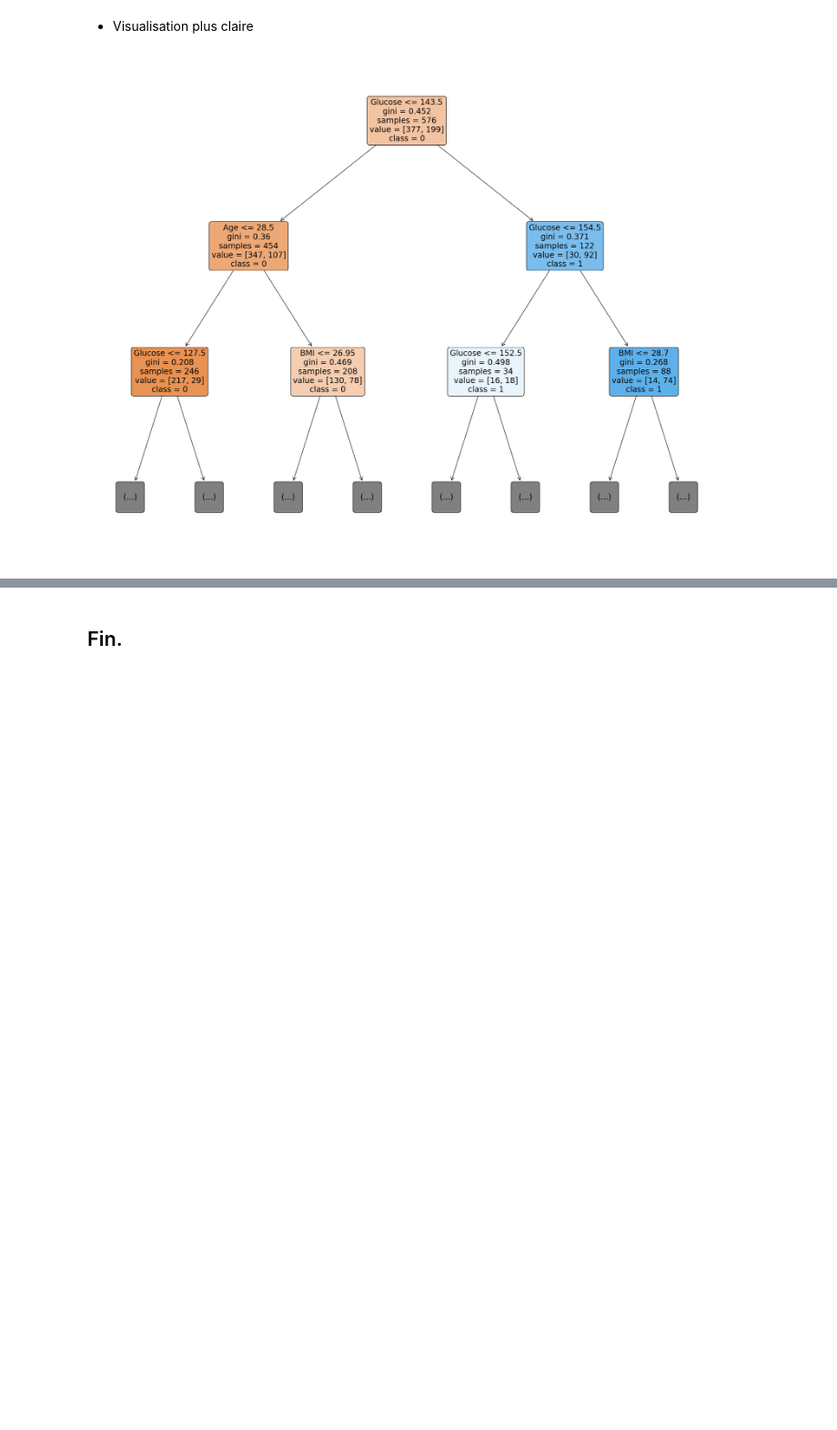
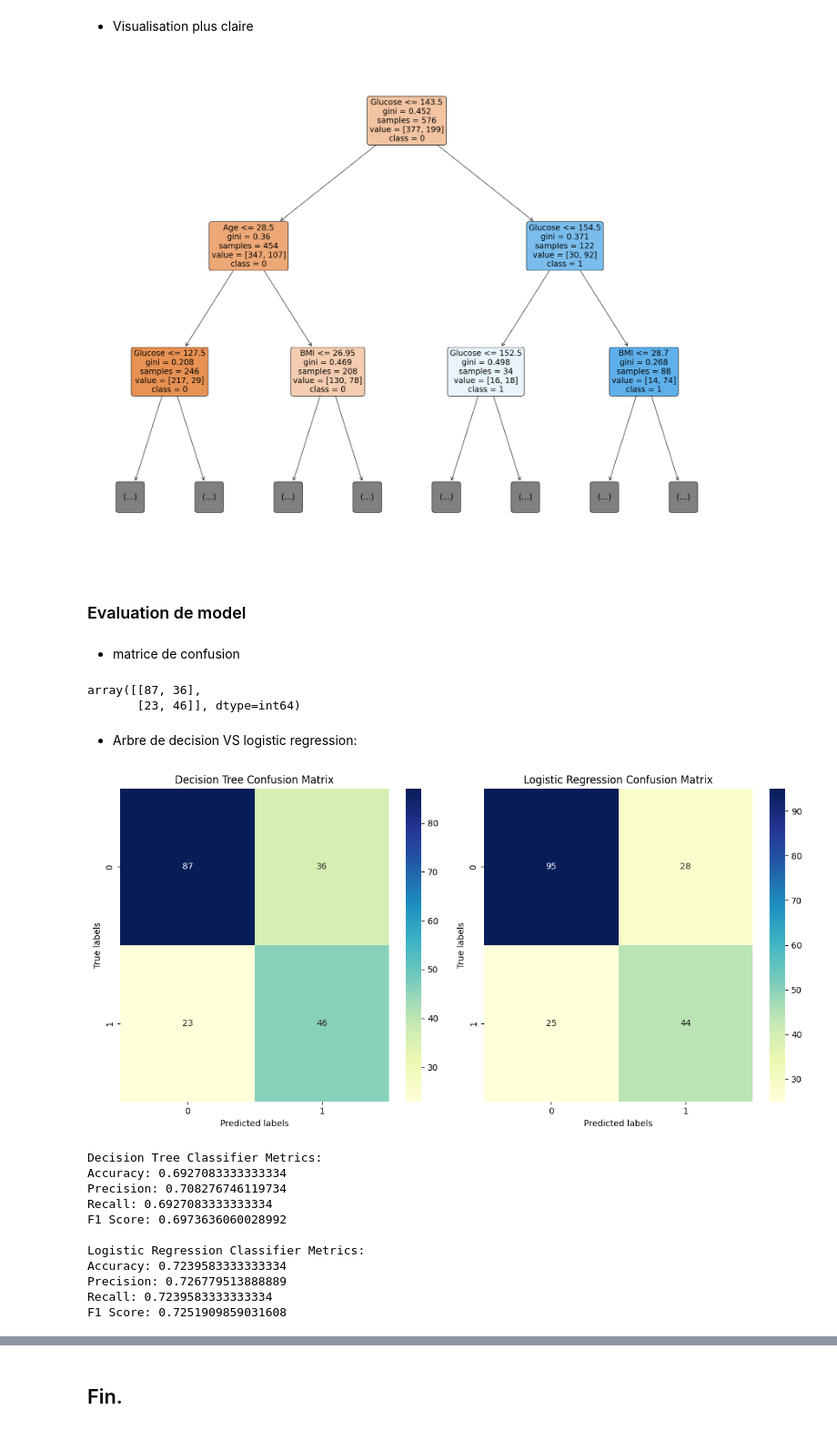
Before and after one commit to akramelbasri/MASTER_TPS_DATA_MINING, a Jupyter notebook: TP_Decision_Tree.ipynb, the cells around one changed output, grey strips where cells are left out. Shown: that part at 91% size. Drawn from its saved outputs; the diff is of its cells as text; code cells hidden in the pictures; blank space fills up the shorter version.

Commit message:
Add files via upload
Algorithme Arbre de décision

```diff
--- a/TP_Decision_Tree.ipynb
+++ b/TP_Decision_Tree.ipynb
@@ -89,3 +90,80 @@ plot_tree(classifier, filled=True, feature_names=X.columns, class_names=["0", "1
 plt.show()
 # %% [output]
 [figure]
+# %% [markdown]
+### Evaluation de model
+# %% [markdown]
+- matrice de confusion
+# %%
+from sklearn.metrics import accuracy_score, confusion_matrix, precision_score, recall_score, f1_score
+y_pred = classifier.predict(X_test)
+conf_matrix = confusion_matrix(y_test, y_pred)
+conf_matrix
+# %% [output]
+array([[87, 36],
+       [23, 46]], dtype=int64)
+# %% [markdown]
+- Arbre de decision VS logistic regression:
+# %%
+from sklearn.linear_model import LogisticRegression
+
+# Decision Tree Classifier evaluation
+accuracy_dt = accuracy_score(y_test, y_pred)
+precision_dt = precision_score(y_test, y_pred, average='weighted')
+recall_dt = recall_score(y_test, y_pred, average='weighted')
+f1_dt = f1_score(y_test, y_pred, average='weighted')
+
+# Logistic Regression Classifier evaluation
+# model:
+logreg = LogisticRegression(max_iter=1000)
+logreg.fit(X_train, y_train)
+# metrics:
+y_pred_logreg = logreg.predict(X_test)
+accuracy_lr = accuracy_score(y_test, y_pred_logreg)
+conf_matrix_logreg = confusion_matrix(y_test, y_pred_logreg)
+precision_lr = precision_score(y_test, y_pred_logreg, average='weighted')
+recall_lr = recall_score(y_test, y_pred_logreg, average='weighted')
+f1_lr = f1_score(y_test, y_pred_logreg, average='weighted')
+
+# Confusion Matrix
+plt.figure(figsize=(12, 6))
+plt.subplot(1, 2, 1)
+sns.heatmap(conf_matrix, annot=True, fmt="d", cmap="YlGnBu")
+plt.title('Decision Tree Confusion Matrix')
+plt.xlabel('Predicted labels')
+plt.ylabel('True labels')
+
+plt.subplot(1, 2, 2)
+sns.heatmap(conf_matrix_logreg, annot=True, fmt="d", cmap="YlGnBu")
+plt.title('Logistic Regression Confusion Matrix')
+plt.xlabel('Predicted labels')
+plt.ylabel('True labels')
+
+plt.tight_layout()
+plt.show()
+
+# Print Evaluation Metrics
+print("\nDecision Tree Classifier Metrics:")
+print("Accuracy:", accuracy_dt)
+print("Precision:", precision_dt)
+print("Recall:", recall_dt)
+print("F1 Score:", f1_dt)
+
+print("\nLogistic Regression Classifier Metrics:")
+print("Accuracy:", accuracy_lr)
+print("Precision:", precision_lr)
+print("Recall:", recall_lr)
+print("F1 Score:", f1_lr)
+# %% [output]
+[figure, added]
+Decision Tree Classifier Metrics:
+Accuracy: 0.6927083333333334
+Precision: 0.708276746119734
+Recall: 0.6927083333333334
+F1 Score: 0.6973636060028992
+
+Logistic Regression Classifier Metrics:
+Accuracy: 0.7239583333333334
+Precision: 0.726779513888889
+Recall: 0.7239583333333334
+F1 Score: 0.7251909859031608
```
Also changed, not shown: parts of 4 cells of this notebook.
